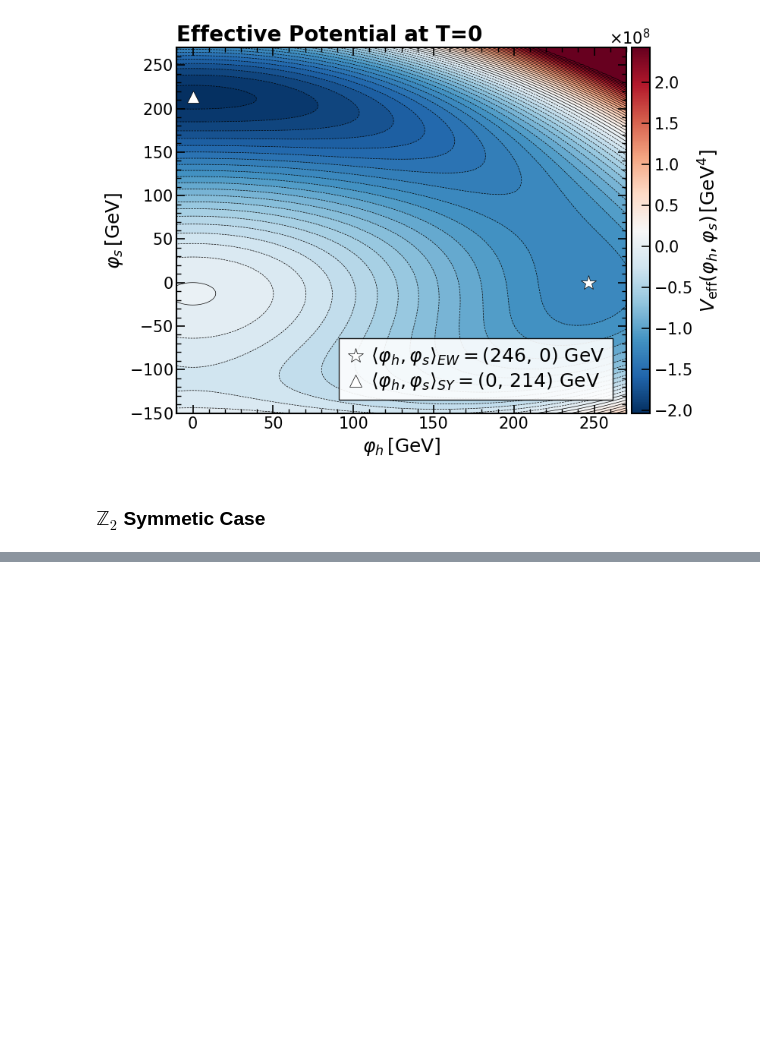
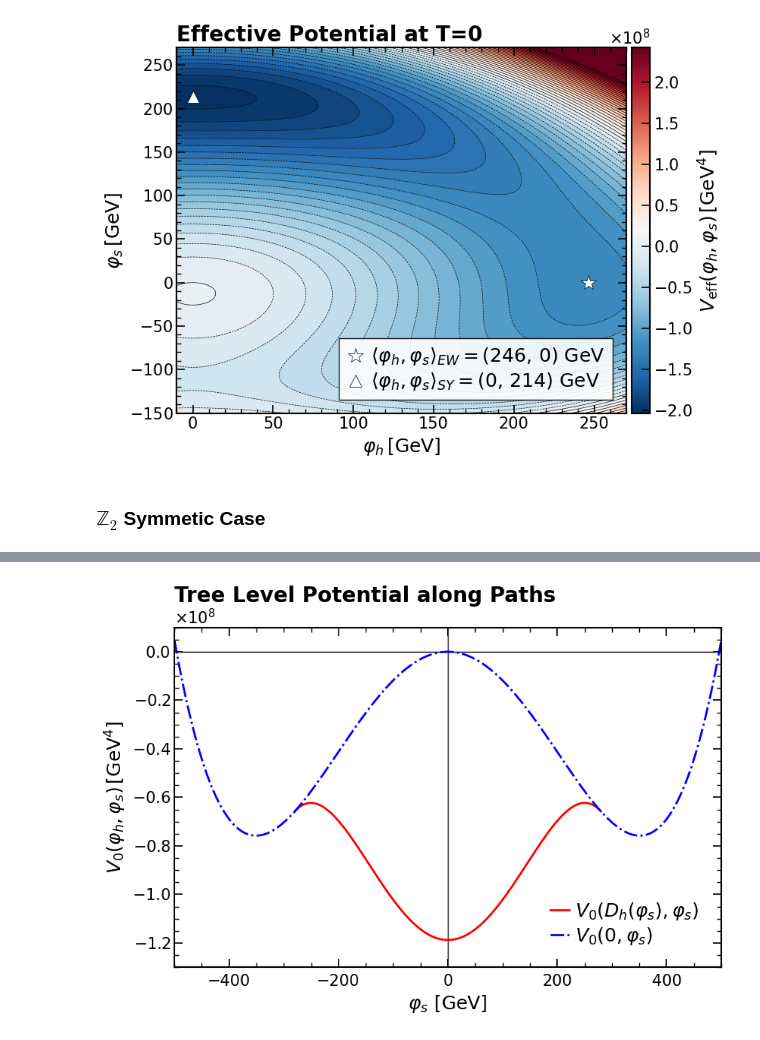
Before and after one commit to Diego-gt-phys/TFM-Repository, a Jupyter notebook: xSM_Tadpole_Analysis.ipynb, the cells around one changed output, grey strips where cells are left out. Drawn from its saved outputs; the diff is of its cells as text; code cells hidden in the pictures; blank space fills up the shorter version.

```diff
--- a/xSM_Tadpole_Analysis.ipynb
+++ b/xSM_Tadpole_Analysis.ipynb
@@ -353,0 +550,50 @@ plt.show()
+# %%
+# Potential allong paths
+sp = (-muHS+(2*lHS*muH2+muHS**2)**0.5)/(lHS)
+sm = (-muHS-(2*lHS*muH2+muHS**2)**0.5)/(lHS)
+SPath = np.linspace(sm,sp,500)
+SPath0 = np.linspace(smin,smax,500)
+
+Vs0 = mu13*SPath0-0.5*muS2*SPath0**2-mu3/3*SPath0**3+lS/4*SPath0**4
+
+Vs = (-(muH2**2)/(4*lH)
+      + SPath*((muH2*muHS)/(2*lH) + mu13)
+      - SPath**2*(-12*lHS*muH2 + 12*muHS**2 + 24*lH*muS2)/(48*lH)
+      - SPath**3*(16*lH*mu3 + 12*lHS*muHS)/(48*lH)
+      - SPath**4*(3*lHS**2 - 12*lH*lS)/(48*lH))
+
+# Create the plot
+fig, ax = plt.subplots(figsize=(8.5, 6))
+ax.axhline(0, color='k', lw=1, ls='-')
+ax.axvline(0, color='k', lw=1, ls='-')
+
+ax.plot(SPath, Vs, label=r'$V_{0}\left(D_h(\varphi_s),\varphi_s\right)$', color='r', lw=2, ls='-')
+ax.plot(SPath0, Vs0, label=r'$V_{0}\left(0,\varphi_s\right)$', color='b', lw=2, ls='-.')
+
+ax.set_xlim(-500, 500)
+ax.set_ylim(-1.3e8, 0.1e8)
+
+ax.set_xlabel(r'$\varphi_s$ $\left[\mathrm{GeV}\right]$', fontsize=18)
+ax.set_ylabel(r'$V_{0}(\varphi_h,\varphi_s) \, [\mathrm{GeV^4}]$', fontsize=18)
+ax.yaxis.set_major_formatter(ScalarFormatter(useMathText=True))
+ax.ticklabel_format(style='sci', axis='y', scilimits=(-2, 2))
+ax.yaxis.get_offset_text().set_fontsize(15)
+ax.spines['top'].set_linewidth(1.5)
+ax.spines['right'].set_linewidth(1.5)
+ax.spines['bottom'].set_linewidth(1.5)
+ax.spines['left'].set_linewidth(1.5)
+
+ax.tick_params(axis='both', which='major', direction='in', length=8, width=1.2, labelsize=15, top=True, right=True)
+ax.tick_params(axis='both', which='minor', direction='in', length=4, width=1, labelsize=15, top=True, right=True)
+ax.minorticks_on()
+ax.tick_params(axis='x', which='major', pad=6.7)
+
+plt.legend(fontsize=18, frameon=True, fancybox=False, loc = "lower right", bbox_to_anchor=(0.99, 0.01),
+               ncol = 1, edgecolor="black", framealpha=0, labelspacing=0.2, handletextpad=0.3, handlelength=1, columnspacing=1)
+
+plt.title(r"Tree Level Potential along Paths", loc='left', fontsize=20, fontweight='bold')
+plt.tight_layout()
+plt.savefig("Figures/Z2_TL_Path.pdf", format="pdf", bbox_inches="tight")
+plt.show()
+# %% [output]
+[figure, added]
```
Also changed, not shown: parts of 13 cells of this notebook.
